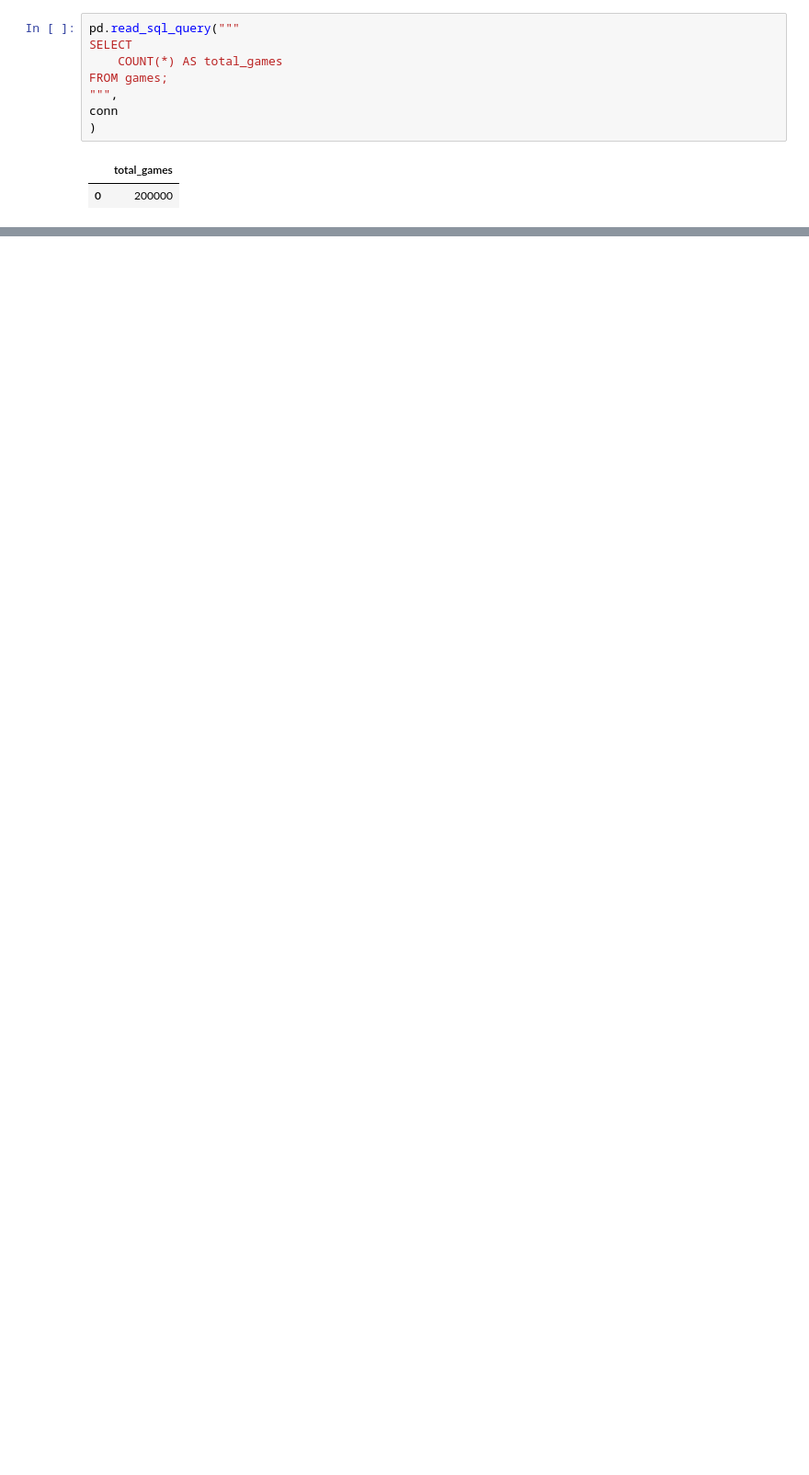
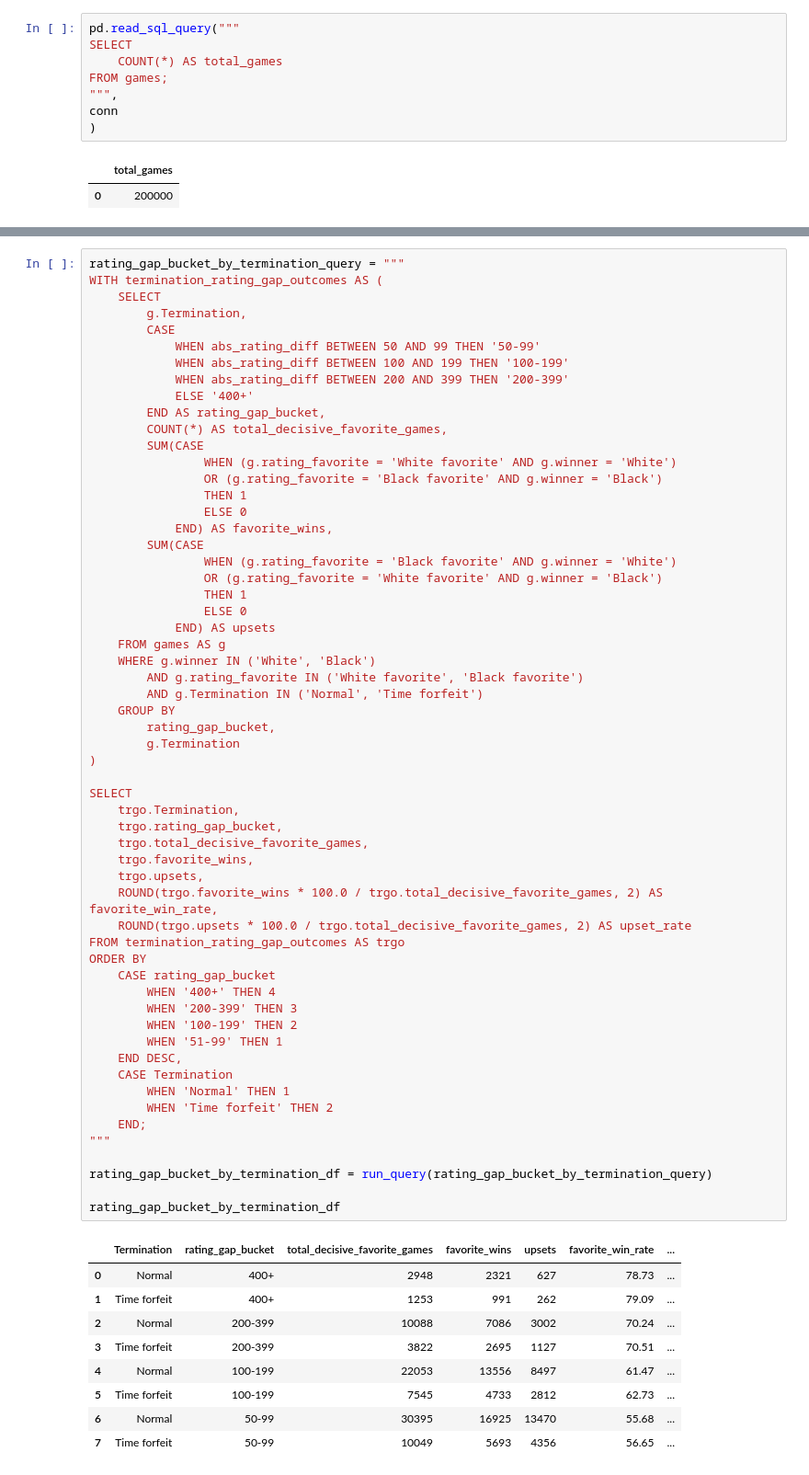
Before and after one commit to hafezomar/lichess-game-analysis, a Jupyter notebook: notebooks/01_sql_game_analysis.ipynb, the cells around one changed output, grey strips where cells are left out. Shown at 92% size. Drawn from its saved outputs; the diff is of its cells as text; blank space fills up the shorter version.

```diff
--- a/notebooks/01_sql_game_analysis.ipynb
+++ b/notebooks/01_sql_game_analysis.ipynb
@@ -58,0 +461,68 @@ conn
+# %%
+rating_gap_bucket_by_termination_query = """
+WITH termination_rating_gap_outcomes AS (
+	SELECT
+		g.Termination,
+		CASE
+			WHEN abs_rating_diff BETWEEN 50 AND 99 THEN '50-99'
+			WHEN abs_rating_diff BETWEEN 100 AND 199 THEN '100-199'
+			WHEN abs_rating_diff BETWEEN 200 AND 399 THEN '200-399'
+			ELSE '400+'
+		END AS rating_gap_bucket,
+		COUNT(*) AS total_decisive_favorite_games,
+		SUM(CASE
+				WHEN (g.rating_favorite = 'White favorite' AND g.winner = 'White')
+				OR (g.rating_favorite = 'Black favorite' AND g.winner = 'Black')
+				THEN 1
+				ELSE 0
+			END) AS favorite_wins,
+		SUM(CASE
+				WHEN (g.rating_favorite = 'Black favorite' AND g.winner = 'White')
+				OR (g.rating_favorite = 'White favorite' AND g.winner = 'Black')
+				THEN 1
+				ELSE 0
+			END) AS upsets
+	FROM games AS g
+	WHERE g.winner IN ('White', 'Black')
+		AND g.rating_favorite IN ('White favorite', 'Black favorite')
+		AND g.Termination IN ('Normal', 'Time forfeit')
+	GROUP BY
+		rating_gap_bucket,
+		g.Termination
+)
+
+SELECT
+	trgo.Termination,
+	trgo.rating_gap_bucket,
+	trgo.total_decisive_favorite_games,
+	trgo.favorite_wins,
+	trgo.upsets,
+	ROUND(trgo.favorite_wins * 100.0 / trgo.total_decisive_favorite_games, 2) AS favorite_win_rate,
+	ROUND(trgo.upsets * 100.0 / trgo.total_decisive_favorite_games, 2) AS upset_rate
+FROM termination_rating_gap_outcomes AS trgo
+ORDER BY
+    CASE rating_gap_bucket
+        WHEN '400+' THEN 4
+        WHEN '200-399' THEN 3
+        WHEN '100-199' THEN 2
+        WHEN '51-99' THEN 1
+    END DESC,
+    CASE Termination
+        WHEN 'Normal' THEN 1
+        WHEN 'Time forfeit' THEN 2
+    END;
+"""
+
+rating_gap_bucket_by_termination_df = run_query(rating_gap_bucket_by_termination_query)
+
+rating_gap_bucket_by_termination_df
+# %% [output]
+|  | Termination | rating_gap_bucket | total_decisive_favorite_games | favorite_wins | upsets | favorite_win_rate | ... |
+| 0 | Normal | 400+ | 2948 | 2321 | 627 | 78.73 | ... |
+| 1 | Time forfeit | 400+ | 1253 | 991 | 262 | 79.09 | ... |
+| 2 | Normal | 200-399 | 10088 | 7086 | 3002 | 70.24 | ... |
+| 3 | Time forfeit | 200-399 | 3822 | 2695 | 1127 | 70.51 | ... |
+| 4 | Normal | 100-199 | 22053 | 13556 | 8497 | 61.47 | ... |
+| 5 | Time forfeit | 100-199 | 7545 | 4733 | 2812 | 62.73 | ... |
+| 6 | Normal | 50-99 | 30395 | 16925 | 13470 | 55.68 | ... |
+| 7 | Time forfeit | 50-99 | 10049 | 5693 | 4356 | 56.65 | ... |
```
Also changed, not shown: parts of 28 cells of this notebook, 3 other files.
